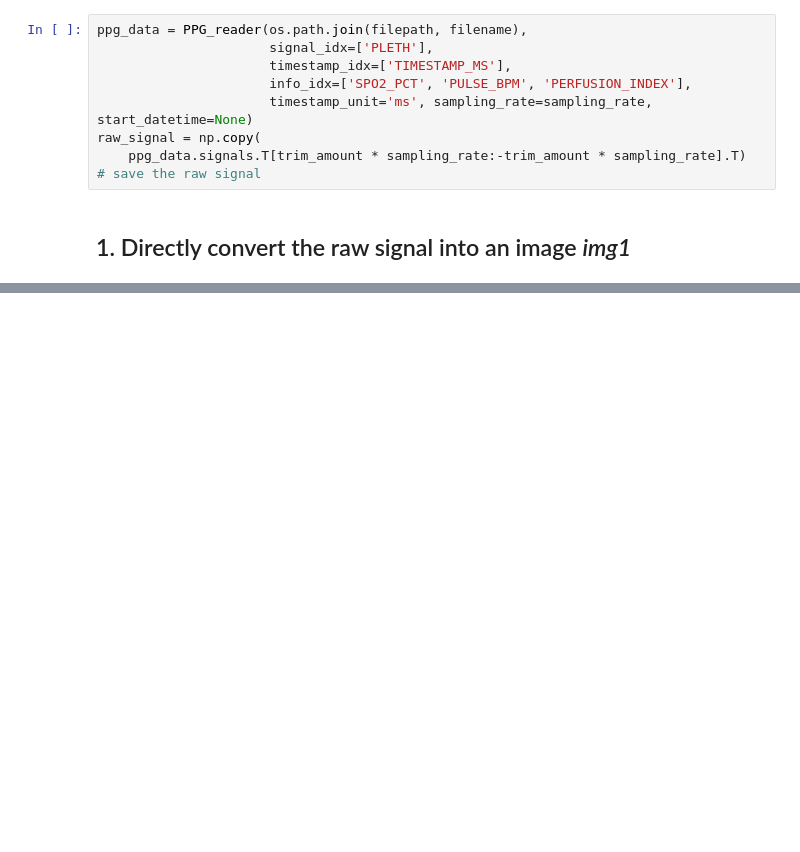
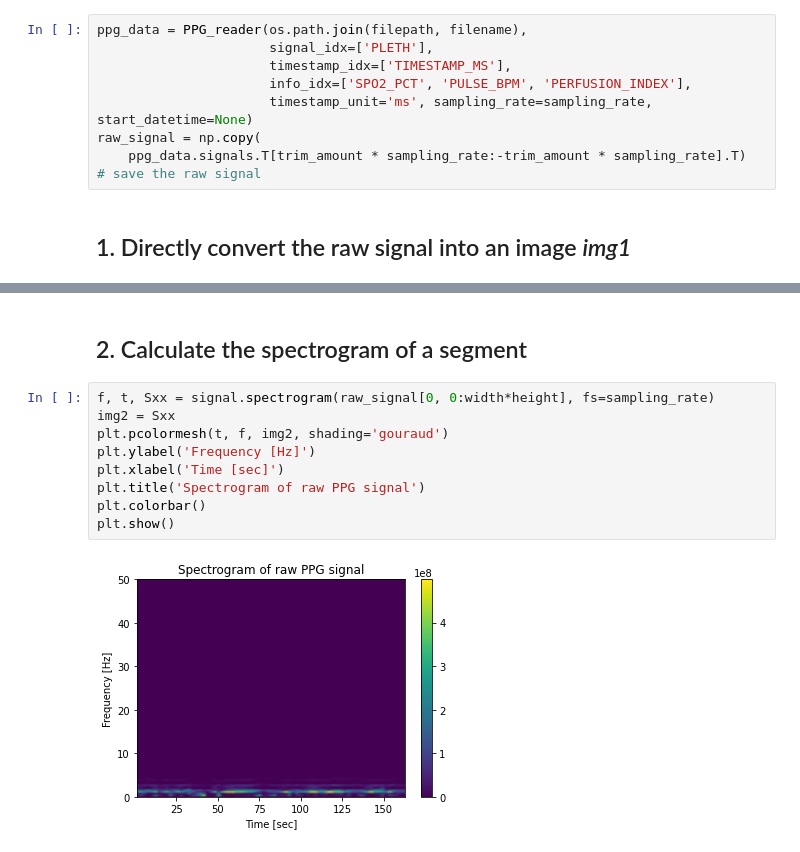
Before and after one commit to sky-sailor/fyp2021-jw5920, a Jupyter notebook: examples/ppg_sqi/ppg2image.ipynb, the cells around one changed output, grey strips where cells are left out. Saved outputs shown, nothing was run; the diff lists cells and outputs as text; blank space fills up the shorter version.

Commit message:
spectrogram updated

```diff
--- a/examples/ppg_sqi/ppg2image.ipynb
+++ b/examples/ppg_sqi/ppg2image.ipynb
@@ -57,0 +57,13 @@ The shape of img1 = (1874, 50, 60)
+# %% [markdown]
+## 2. Calculate the spectrogram of a segment
+# %%
+f, t, Sxx = signal.spectrogram(raw_signal[0, 0:width*height], fs=sampling_rate)
+img2 = Sxx
+plt.pcolormesh(t, f, img2, shading='gouraud')
+plt.ylabel('Frequency [Hz]')
+plt.xlabel('Time [sec]')
+plt.title('Spectrogram of raw PPG signal')
+plt.colorbar()
+plt.show()
+# %% [output]
+[figure, added]
```
Also changed, not shown: parts of 3 cells of this notebook.
